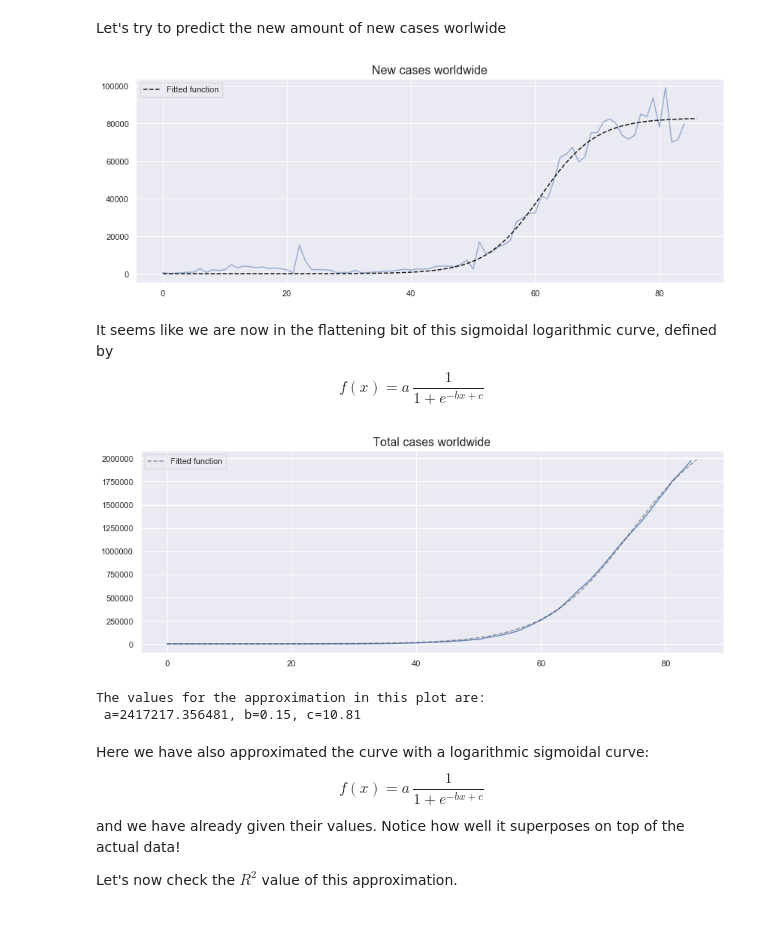
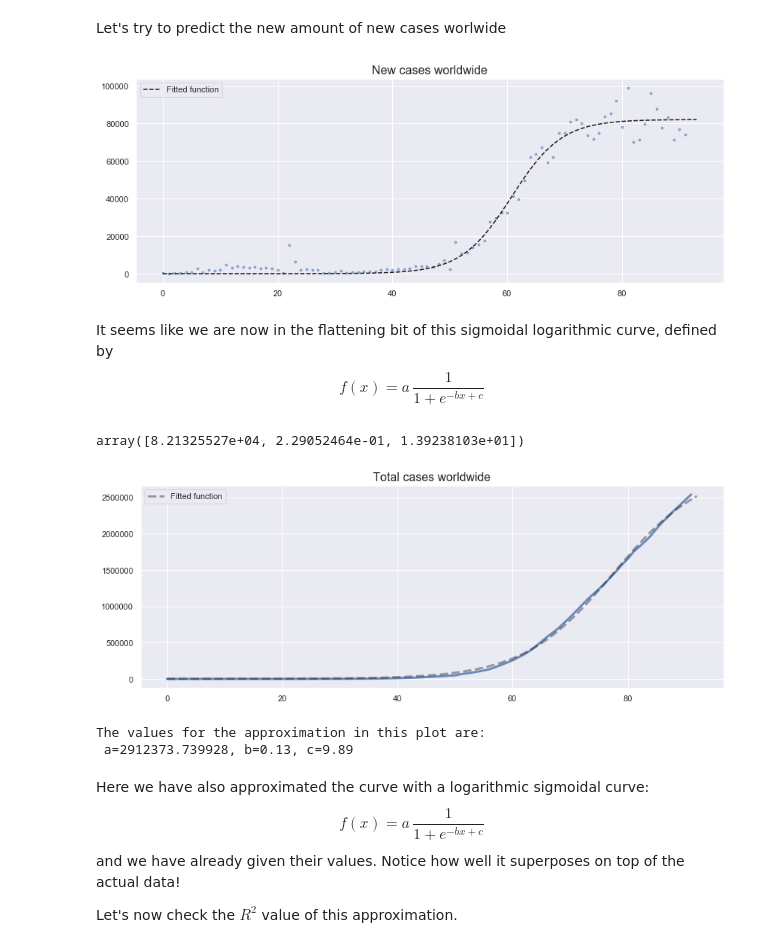
Before and after one commit to cuspime/Projects, a Jupyter notebook: COVID-19.ipynb, the cells around one changed output. Drawn from its saved outputs; the diff is of its cells as text; code cells hidden in the pictures.

```diff
--- a/COVID-19.ipynb
+++ b/COVID-19.ipynb
@@ -440,13 +362,12 @@ for i in df.sum()[3:].tolist():
 
 
 x_data, y_data = np.arange(len(np.array(dates.values))), np.array(newcases)
-plt.plot(x_data, y_data, color='b', alpha=.5)
+plt.scatter(x_data, y_data, color='b', alpha=.5, s=8)
 
 def test_func(x, a, b, c):
 #     return x*np.exp(a*(1. - x/b)) # Ricker's model
 #     return a * np.exp(b * x) # Simple exponential
     return a* (1.0/(1 + np.exp(-b * x+c) ) )# Sigmoid logistic
-#     return (1.0/(b*np.sqrt(2*np.pi)) ) * np.exp(-(x-a)**2 / (2.0*b**2))
 
 # mean = sum(x_data * y_data)/sum(y_data)
 # sigma = np.sqrt(sum(y_data * (x_data - mean)**2))
@@ -461,38 +382,42 @@ plt.plot(x_pred, test_func(x_pred, params[0], params[1], params[2]), label='Fitt
 # plt.yscale('log')
 plt.legend();
 # %% [output]
-[figure, old version]
+[figure, new version]
 # %% [markdown]
 It seems like we are now in the flattening bit of this sigmoidal logarithmic curve, defined by
 $$f(x) = a \, \frac{1}{1+ e^{-bx+c}}$$
+# %%
+params
+# %% [output]
+array([8.21325527e+04, 2.29052464e-01, 1.39238103e+01])
 # %%
 plt.figure(figsize=(14,5))
 
 x_data, y_data = np.arange(len(np.array(dates.values))), np.array(outchina.sum()[3:].values).astype(float)
-plt.plot(x_data, y_data, color='b', alpha=.8)
+plt.plot(x_data, y_data, color='b', alpha=.8, linewidth=3)
 
 def test_func(x, a, b, c):
 #     return x*np.exp(a*(1. - x/b)) # Ricker's model
 #     return a * np.exp(b * x) # Simple exponential
     return a* (1.0/(1 + np.exp(-b * x+c) ) )# Sigmoid logistic
 
 
 
-params, params_covariance = curve_fit(test_func, x_data, y_data, p0=[0,0,.001])
+params, params_covariance = curve_fit(test_func, x_data, y_data, p0=[0.1,.01,.001])
 plt.title('Total cases worldwide', size=16)
 # plt.ylim(ymin=-1000, ymax=1.15*np.max(newcases))
 ndaysahead = 1
 x_pred = np.arange(len(np.array(dates.values)) + ndaysahead )
-plt.plot(x_pred, test_func(x_pred, params[0], params[1], params[2]), label='Fitted function', color='k', linestyle='--', alpha=.4);
+plt.plot(x_pred, test_func(x_pred, params[0], params[1], params[2]), label='Fitted function', color='k', linewidth=3, linestyle='--', alpha=.4);
 
 # plt.yscale('log')
 plt.legend();
 plt.show()
 print('The values for the approximation in this plot are:\n a={:3f}, b={:.2f}, c={:.2f} '.format(params[0], params[1], params[2] ) )
 # %% [output]
-[figure, old version]
+[figure, new version]
 The values for the approximation in this plot are:
- a=2417217.356481, b=0.15, c=10.81
+ a=2912373.739928, b=0.13, c=9.89
 # %% [markdown]
 Here we have also approximated the curve with a logarithmic sigmoidal curve:
 $$f(x) = a \, \frac{1}{1+ e^{-bx+c}}$$
```
Also changed, not shown: parts of 14 cells of this notebook.
